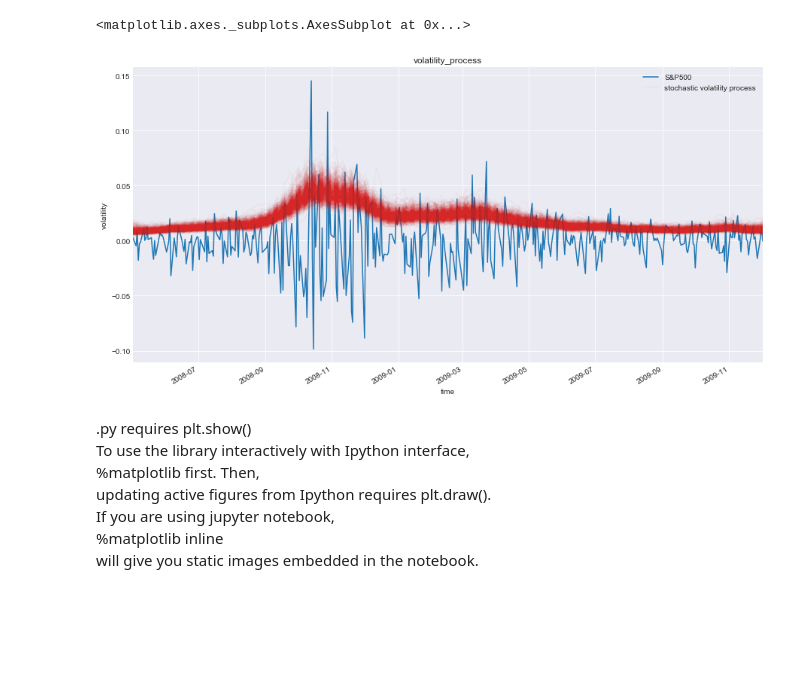
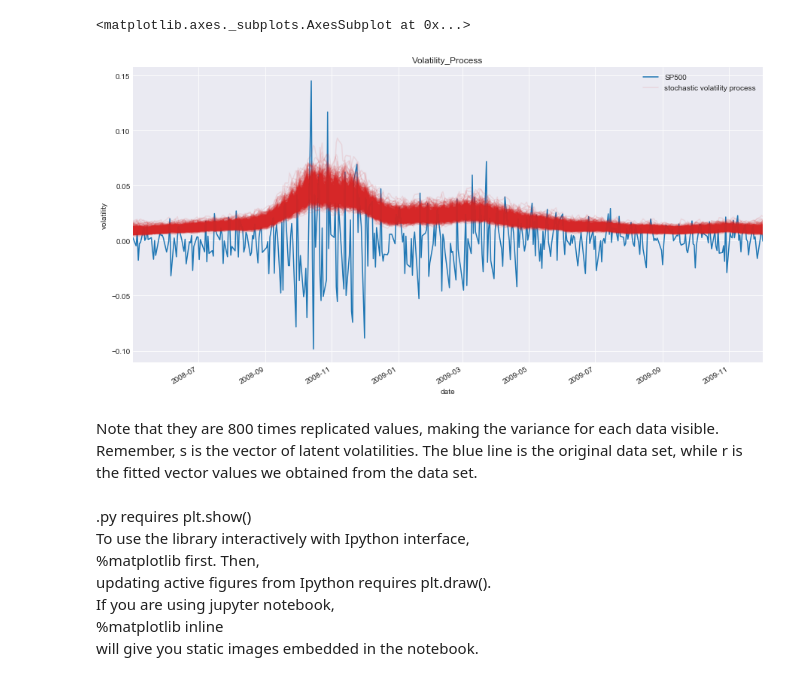
Before and after one commit to tom-hc-park/MSc-RA-Bayesian-evidence-synthesis, a Jupyter notebook: pyMC3 practice for MCMC and variational Bayes.ipynb, the cells around one changed output. Saved outputs shown, nothing was run; the diff lists cells and outputs as text; code cells hidden in the pictures; blank space fills up the shorter version.

```diff
--- a/pyMC3 practice for MCMC and variational Bayes.ipynb
+++ b/pyMC3 practice for MCMC and variational Bayes.ipynb
@@ -473,13 +476,19 @@ returns.plot(ax=ax)
 # %% [output]
 <matplotlib.axes._subplots.AxesSubplot at 0x...>
 # %%
-fig, ax = plt.subplots(figsize=(15, 8))
+fig, ax = plt.subplots(figsize=(15,8))
+# The ax is produced from the first line. It's an empty 'subplot'
 returns.plot(ax=ax)
-ax.plot(returns.index, 1/np.exp(trace['s',::5].T), 'C3', alpha=.03);
-ax.set(title='volatility_process', xlabel='time', ylabel='volatility');
-ax.legend(['S&P500', 'stochastic volatility process']);
+# the empty subplot is plugged in to the returns.plot, which is an blue time series line plot.
+ax.plot(returns.index, 1/np.exp(trace['s',::5].T), 'C3', alpha=0.1);
+# We take the empty ax plot, and we draw a transparent colored ('C3') line plot again.
+ax.set(title="Volatility_Process", xlabel="date", ylabel='volatility');
+ax.legend(["SP500", "stochastic volatility process"]);
 # %% [output]
-[figure, old version]
+[figure, new version]
+# %% [markdown]
+Note that they are 800 times replicated values, making the variance for each data visible.
+Remember, s is the vector of latent volatilities. The blue line is the original data set, while r is the fitted vector values we obtained from the data set.
 # %% [markdown]
 .py requires plt.show()
 To use the library interactively with Ipython interface,
```
Also changed, not shown: parts of 19 cells of this notebook.
